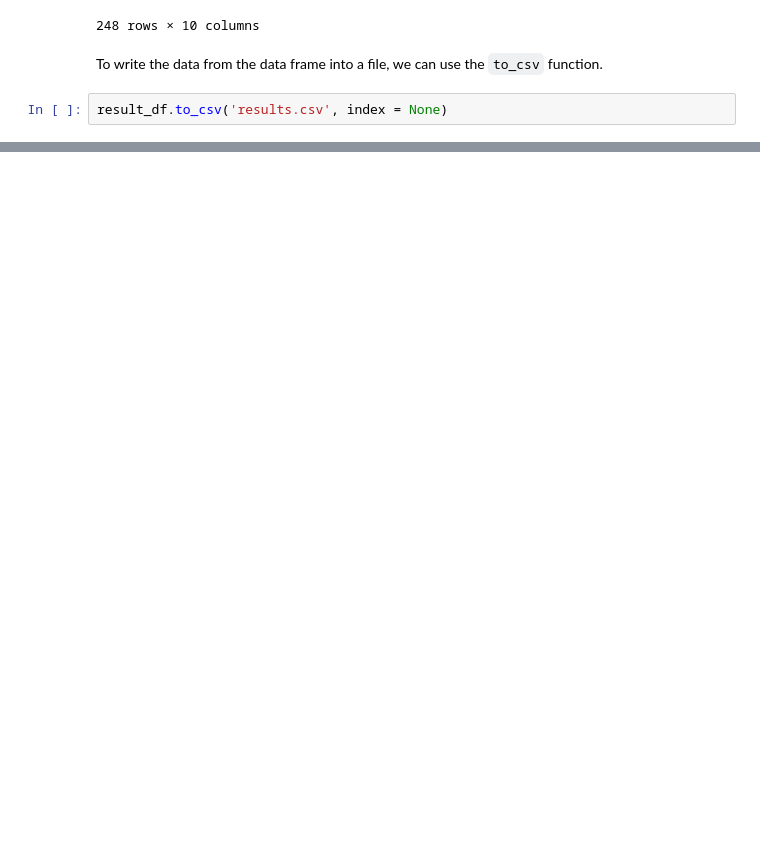
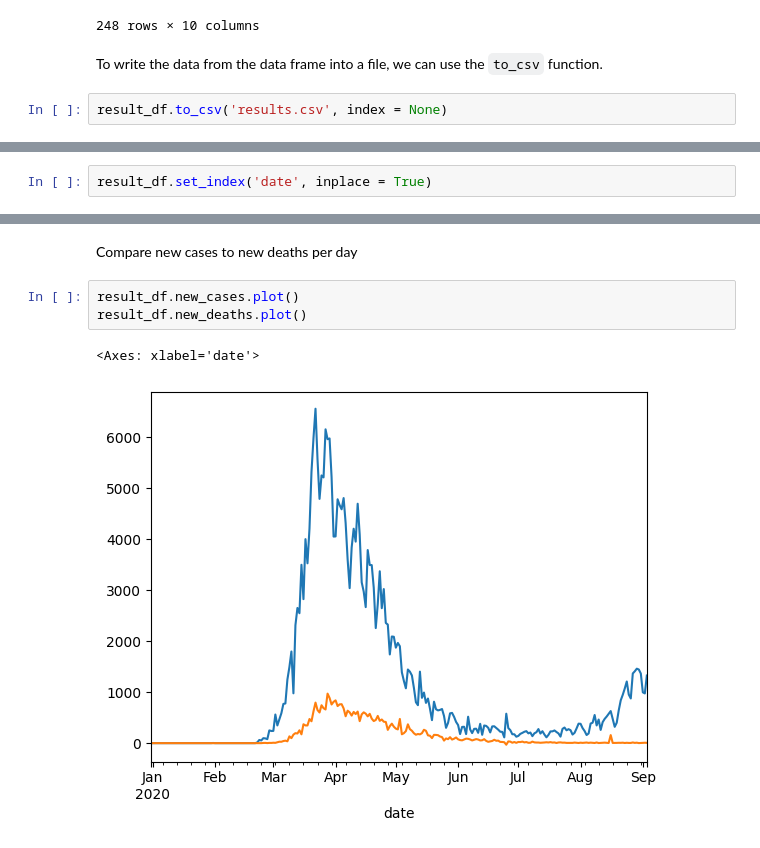
Before and after one commit to OjPreshuz/Pandas-Data-Analysis-Fundamentals, a Jupyter notebook: learning_pandas.ipynb, the cells around one changed output, grey strips where cells are left out. Drawn from its saved outputs; the diff is of its cells as text; blank space fills up the shorter version.

```diff
--- a/learning_pandas.ipynb
+++ b/learning_pandas.ipynb
@@ -911,0 +925,2 @@ result_df.to_csv('results.csv', index = None)
+# %%
+result_df.set_index('date', inplace = True)
@@ -911,0 +957,8 @@ result_df.to_csv('results.csv', index = None)
+# %% [markdown]
+Compare new cases to new deaths per day
+# %%
+result_df.new_cases.plot()
+result_df.new_deaths.plot()
+# %% [output]
+<Axes: xlabel='date'>
+[figure, added]
```
Also changed, not shown: parts of 18 cells of this notebook.
